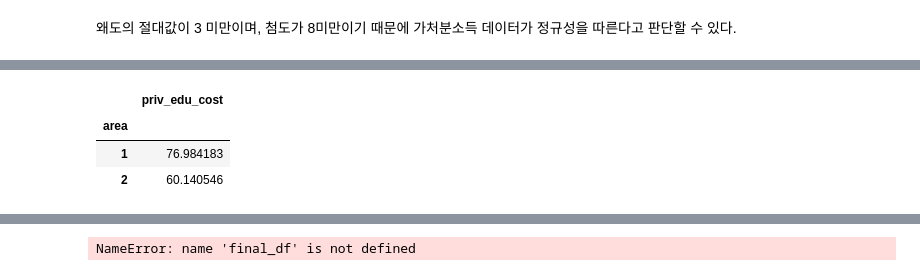
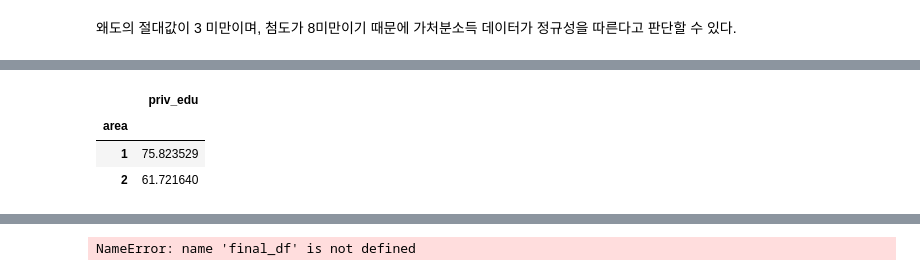
Before and after one commit to yooninsu/Project, a Jupyter notebook: Welfare/project_welfare.ipynb, the cells around one changed output, grey strips where cells are left out. Cells and saved outputs as stored; diff of their text form; code cells hidden in the pictures.

```diff
--- a/Welfare/project_welfare.ipynb
+++ b/Welfare/project_welfare.ipynb
@@ -558,10 +577,10 @@ strong multicollinearity problems or that the design matrix is singular.
 # %%
-a=concat([district,numeric_df1['priv_edu_cost']],axis=1)
-a=a.query('priv_edu_cost>0')
+a=concat([district,edf['priv_edu']],axis=1)
+a=a.query('priv_edu>0')
 a.groupby('area').mean()
 # %% [output]
-|  | priv_edu_cost |
+|  | priv_edu |
 | area |  |
-| 1 | 76.984183 |
-| 2 | 60.140546 |
+| 1 | 75.823529 |
+| 2 | 61.721640 |
 # %%
```
Also changed, not shown: parts of 8 cells of this notebook.
